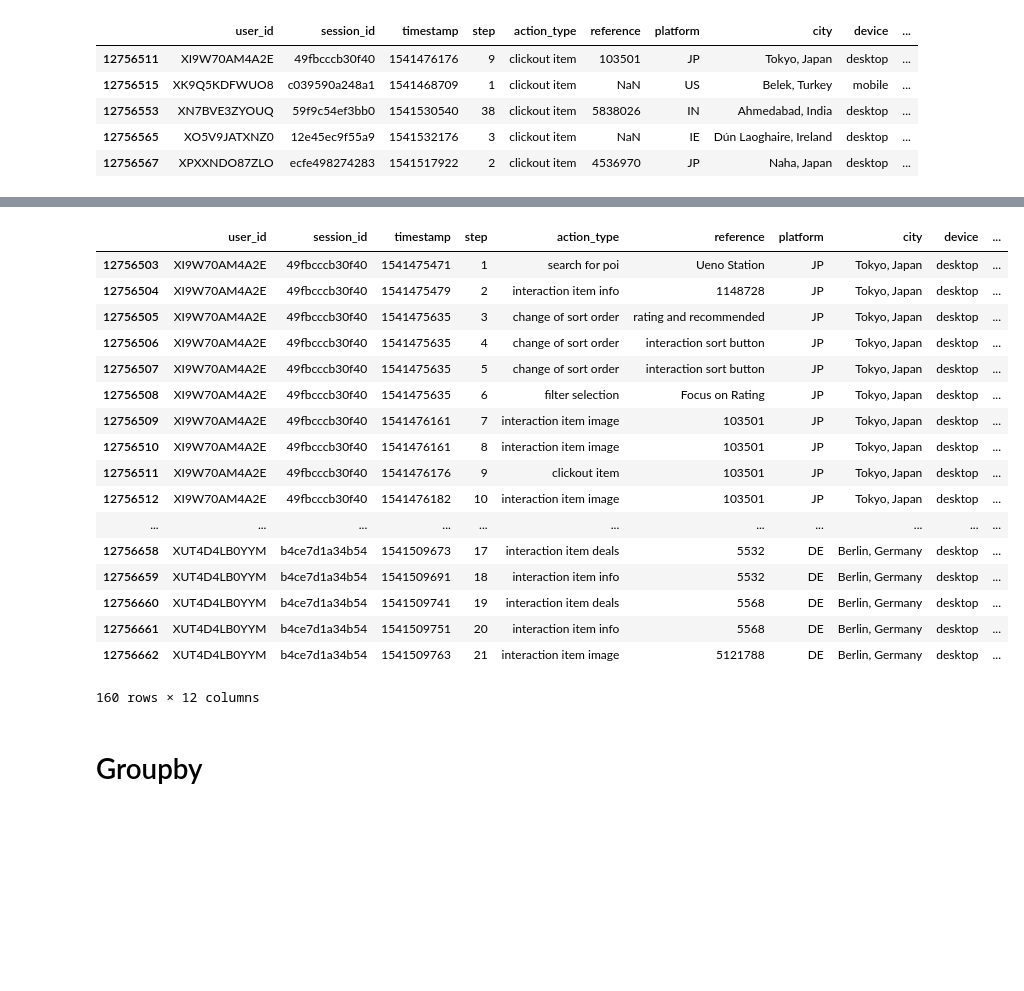
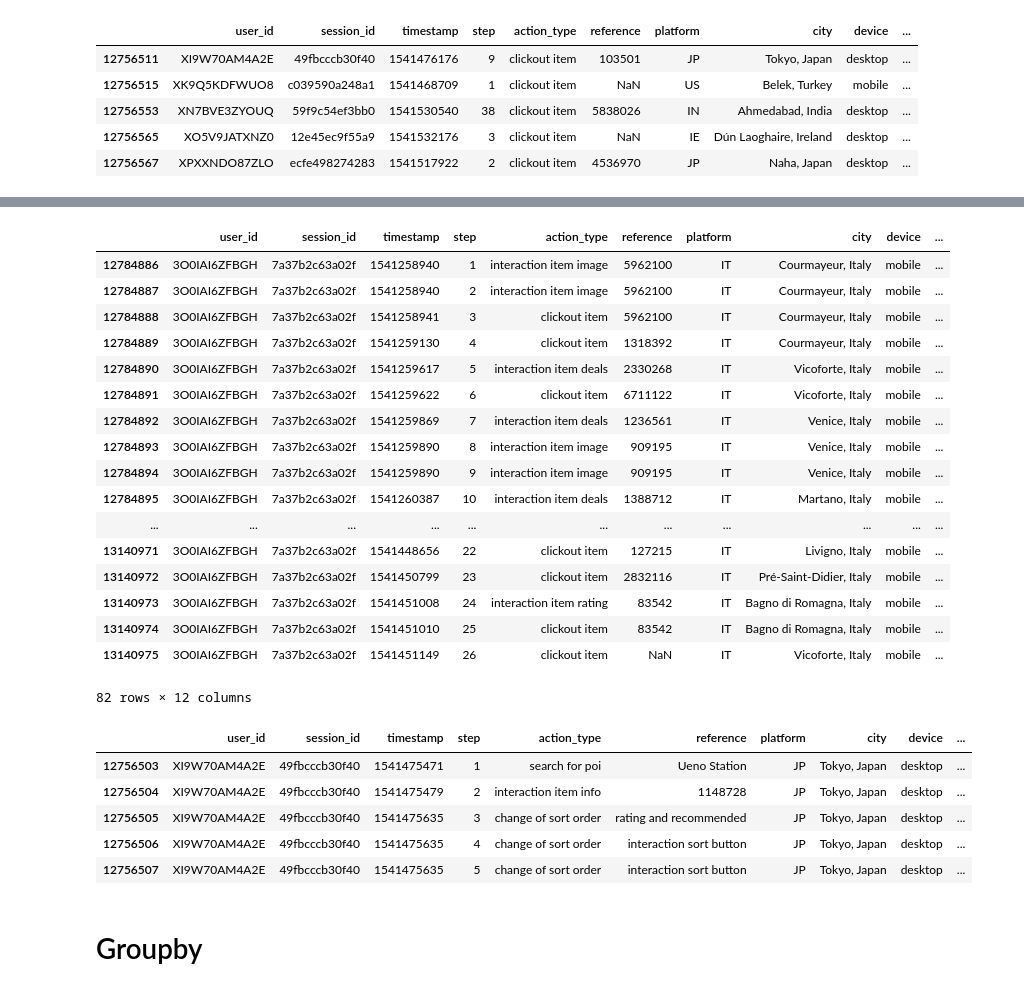
Before and after one commit to Agulaa/trivago-RecSys-Challenge-2019, a Jupyter notebook: Split train data.ipynb, the cells around one changed output, grey strips where cells are left out. Saved outputs shown, nothing was run; the diff lists cells and outputs as text; code cells hidden in the pictures; blank space fills up the shorter version.

```diff
--- a/Split train data.ipynb
+++ b/Split train data.ipynb
@@ -110,3 +124,0 @@ Int64Index([12756503, 12756514, 12756515, 12756516, 12756563, 12756566,
-# %%
-idx_step_1 = np.array(idx_step_1)
-idx_step_1
@@ -132,3 +156,6 @@ df_test_click = df_test.copy()
+# %%
+df_test_click = df_test.copy()
+df_test_click_y = df_test_click[(df_test_click.index.isin(idx_last_step)) & (df_test_click.action_type == 'clickout item')]['reference']
 # %%
 df_test_click.loc[(df_test_click.index.isin(idx_last_step)) & (df_test_click.action_type == 'clickout item'), 'reference'] = np.nan
 # %%
@@ -165,40 +192,52 @@ def split_dataset(df, stamp):
     all_session_ids = df.session_id.unique()
     num_of_session = len(all_session_ids)
     num_train_session = int(stamp * num_of_session)
-    dftrain_end_session_id = all_session[num_train_session]
+    dftrain_end_session_id = all_session_ids[num_train_session]
     dftrain_last_index = int(df[df.session_id==dftrain_end_session_id][-1:].index[0])
     df_train = df[:dftrain_last_index+1]
     df_test = df[dftrain_last_index+1:]
     idx_step_1 = np.array(df_test[df_test.step == 1].index)
-    idx_last_step = [x-1 for x in idx_step_1[1:]]
+    idx_last_step = [x-1 for x in idx_step_1[1:] ]
     df_test_click = df_test.copy()
+    df_test_click_y = df_test_click[(df_test_click.index.isin(idx_last_step)) & (df_test_click.action_type == 'clickout item')]['reference']
     df_test_click.loc[(df_test_click.index.isin(idx_last_step)) & (df_test_click.action_type == 'clickout item'), 'reference'] = np.nan
-    df_train.to_csv('../data/ownTrain.csv')
-    df_test_click.to_csv('../data/ownTest.csv')
-    return df_train, df_test_click
+    df_train.to_csv('../data/data/newData/ownTrain.csv')
+    df_test.to_csv('../data/data/newData/groundTruth.csv')
+    df_test_click.to_csv('../data/data/newData/ownTest.csv')
+    df_test_click_y.to_csv('../data/data/newData/ownTestY.csv')
+    return df_train, df_test_click, df_test_click_y
 # %%
-df_train_test, df_test_test = split_dataset(df, 0.8)
+df_train_test, df_test_test, df_test_click_y = split_dataset(df, 0.8)
+# %%
+df_test_test[df_test_test.session_id == '7a37b2c63a02f']
+# %% [output]
+|  | user_id | session_id | timestamp | step | action_type | reference | platform | city | device | ... |
+| 12784886 | 3O0IAI6ZFBGH | 7a37b2c63a02f | 1541258940 | 1 | interaction item image | 5962100 | IT | Courmayeur, Italy | mobile | ... |
+| 12784887 | 3O0IAI6ZFBGH | 7a37b2c63a02f | 1541258940 | 2 | interaction item image | 5962100 | IT | Courmayeur, Italy | mobile | ... |
+| 12784888 | 3O0IAI6ZFBGH | 7a37b2c63a02f | 1541258941 | 3 | clickout item | 5962100 | IT | Courmayeur, Italy | mobile | ... |
+| 12784889 | 3O0IAI6ZFBGH | 7a37b2c63a02f | 1541259130 | 4 | clickout item | 1318392 | IT | Courmayeur, Italy | mobile | ... |
+| 12784890 | 3O0IAI6ZFBGH | 7a37b2c63a02f | 1541259617 | 5 | interaction item deals | 2330268 | IT | Vicoforte, Italy | mobile | ... |
+| 12784891 | 3O0IAI6ZFBGH | 7a37b2c63a02f | 1541259622 | 6 | clickout item | 6711122 | IT | Vicoforte, Italy | mobile | ... |
+| 12784892 | 3O0IAI6ZFBGH | 7a37b2c63a02f | 1541259869 | 7 | interaction item deals | 1236561 | IT | Venice, Italy | mobile | ... |
+| 12784893 | 3O0IAI6ZFBGH | 7a37b2c63a02f | 1541259890 | 8 | interaction item image | 909195 | IT | Venice, Italy | mobile | ... |
+| 12784894 | 3O0IAI6ZFBGH | 7a37b2c63a02f | 1541259890 | 9 | interaction item image | 909195 | IT | Venice, Italy | mobile | ... |
+| 12784895 | 3O0IAI6ZFBGH | 7a37b2c63a02f | 1541260387 | 10 | interaction item deals | 1388712 | IT | Martano, Italy | mobile | ... |
+| ... | ... | ... | ... | ... | ... | ... | ... | ... | ... | ... |
+| 13140971 | 3O0IAI6ZFBGH | 7a37b2c63a02f | 1541448656 | 22 | clickout item | 127215 | IT | Livigno, Italy | mobile | ... |
+| 13140972 | 3O0IAI6ZFBGH | 7a37b2c63a02f | 1541450799 | 23 | clickout item | 2832116 | IT | Pré-Saint-Didier, Italy | mobile | ... |
+| 13140973 | 3O0IAI6ZFBGH | 7a37b2c63a02f | 1541451008 | 24 | interaction item rating | 83542 | IT | Bagno di Romagna, Italy | mobile | ... |
+| 13140974 | 3O0IAI6ZFBGH | 7a37b2c63a02f | 1541451010 | 25 | clickout item | 83542 | IT | Bagno di Romagna, Italy | mobile | ... |
+| 13140975 | 3O0IAI6ZFBGH | 7a37b2c63a02f | 1541451149 | 26 | clickout item | NaN | IT | Vicoforte, Italy | mobile | ... |
+82 rows × 12 columns
 # %%
-df_test_test.head(160)
+df_test_test.head()
 # %% [output]
 |  | user_id | session_id | timestamp | step | action_type | reference | platform | city | device | ... |
 | 12756503 | XI9W70AM4A2E | 49fbcccb30f40 | 1541475471 | 1 | search for poi | Ueno Station | JP | Tokyo, Japan | desktop | ... |
 | 12756504 | XI9W70AM4A2E | 49fbcccb30f40 | 1541475479 | 2 | interaction item info | 1148728 | JP | Tokyo, Japan | desktop | ... |
 | 12756505 | XI9W70AM4A2E | 49fbcccb30f40 | 1541475635 | 3 | change of sort order | rating and recommended | JP | Tokyo, Japan | desktop | ... |
 | 12756506 | XI9W70AM4A2E | 49fbcccb30f40 | 1541475635 | 4 | change of sort order | interaction sort button | JP | Tokyo, Japan | desktop | ... |
 | 12756507 | XI9W70AM4A2E | 49fbcccb30f40 | 1541475635 | 5 | change of sort order | interaction sort button | JP | Tokyo, Japan | desktop | ... |
-| 12756508 | XI9W70AM4A2E | 49fbcccb30f40 | 1541475635 | 6 | filter selection | Focus on Rating | JP | Tokyo, Japan | desktop | ... |
-| 12756509 | XI9W70AM4A2E | 49fbcccb30f40 | 1541476161 | 7 | interaction item image | 103501 | JP | Tokyo, Japan | desktop | ... |
-| 12756510 | XI9W70AM4A2E | 49fbcccb30f40 | 1541476161 | 8 | interaction item image | 103501 | JP | Tokyo, Japan | desktop | ... |
-| 12756511 | XI9W70AM4A2E | 49fbcccb30f40 | 1541476176 | 9 | clickout item | 103501 | JP | Tokyo, Japan | desktop | ... |
-| 12756512 | XI9W70AM4A2E | 49fbcccb30f40 | 1541476182 | 10 | interaction item image | 103501 | JP | Tokyo, Japan | desktop | ... |
-| ... | ... | ... | ... | ... | ... | ... | ... | ... | ... | ... |
-| 12756658 | XUT4D4LB0YYM | b4ce7d1a34b54 | 1541509673 | 17 | interaction item deals | 5532 | DE | Berlin, Germany | desktop | ... |
-| 12756659 | XUT4D4LB0YYM | b4ce7d1a34b54 | 1541509691 | 18 | interaction item info | 5532 | DE | Berlin, Germany | desktop | ... |
-| 12756660 | XUT4D4LB0YYM | b4ce7d1a34b54 | 1541509741 | 19 | interaction item deals | 5568 | DE | Berlin, Germany | desktop | ... |
-| 12756661 | XUT4D4LB0YYM | b4ce7d1a34b54 | 1541509751 | 20 | interaction item info | 5568 | DE | Berlin, Germany | desktop | ... |
-| 12756662 | XUT4D4LB0YYM | b4ce7d1a34b54 | 1541509763 | 21 | interaction item image | 5121788 | DE | Berlin, Germany | desktop | ... |
-160 rows × 12 columns
 # %% [markdown]
 # Groupby
 # %%
```
Also changed, not shown: parts of 11 cells of this notebook, 4 other files.
